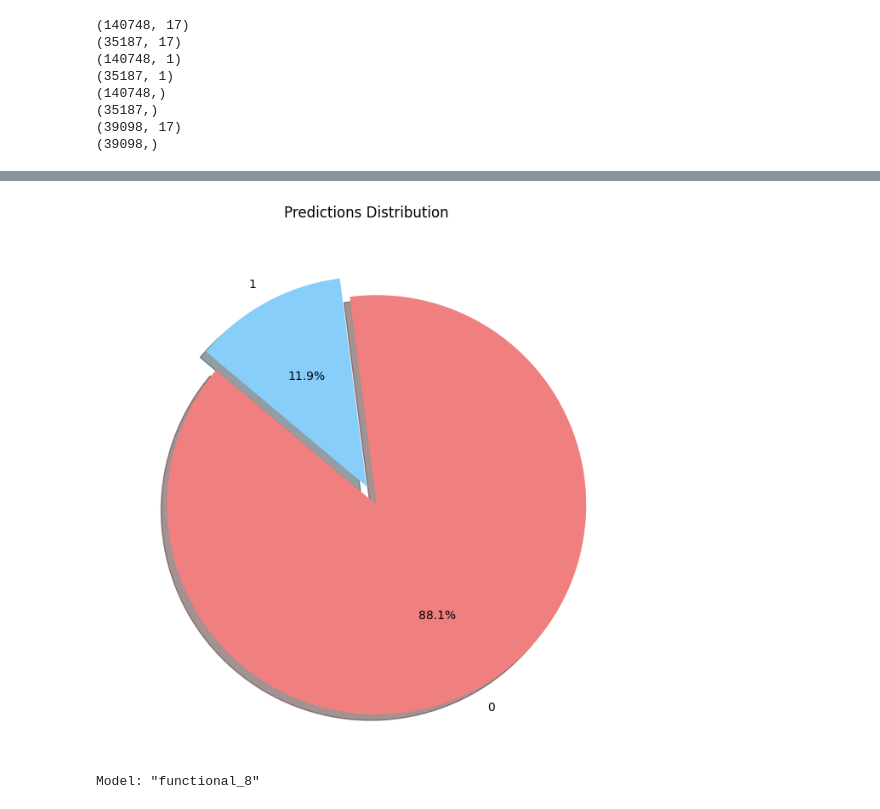
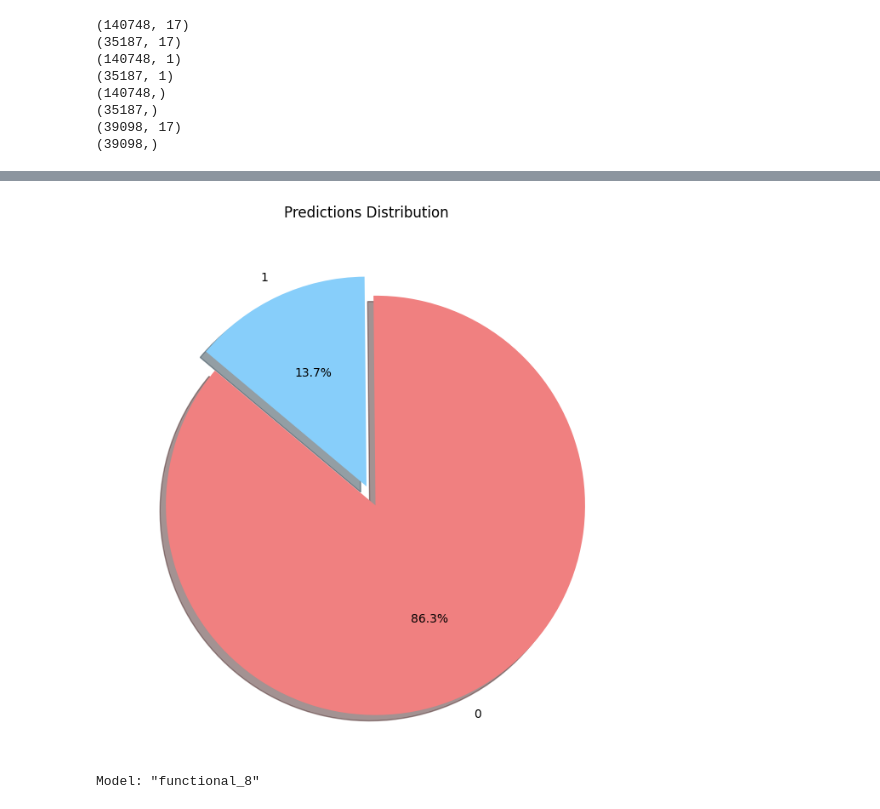
Before and after one commit to Dxuian/ml, a Jupyter notebook: resume/a.ipynb, the cells around one changed output, grey strips where cells are left out. Saved outputs shown, nothing was run; the diff lists cells and outputs as text; code cells hidden in the pictures.

```diff
--- a/resume/a.ipynb
+++ b/resume/a.ipynb
@@ -328,7 +328,7 @@ from sklearn.model_selection import train_test_split
 from tensorflow.keras.metrics import Precision, Recall
 
 # Define the L2 regularizers
-k = .01
+k = .0001
 kernel_regularizer = l2(0.0001*k)
 bias_regularizer = l2(0.00001*k)
 
@@ -364,7 +364,7 @@ class AutoencoderModel:
 
         # Compile the model with Binary Crossentropy loss
 
-        autoencoder.compile(optimizer='adam', loss='binary_crossentropy', metrics=[AUC(),  Precision(), Recall()])
+        autoencoder.compile(optimizer='adam', loss=tf.keras.losses.LogCosh(), metrics=[AUC(),  Precision(), Recall()])
         return autoencoder
 
     def fit(self, X_train, y_train, epochs=40,verbose=0, batch_size=32, validation_split=0.3):
@@ -469,4 +469,4 @@ NOW PREDICTING
-[figure, old version]
+[figure, new version]
 # %%
 import pandas as pd
 import matplotlib.pyplot as plt
```
Also changed, not shown: parts of 1 cell of this notebook, 1 other file.
